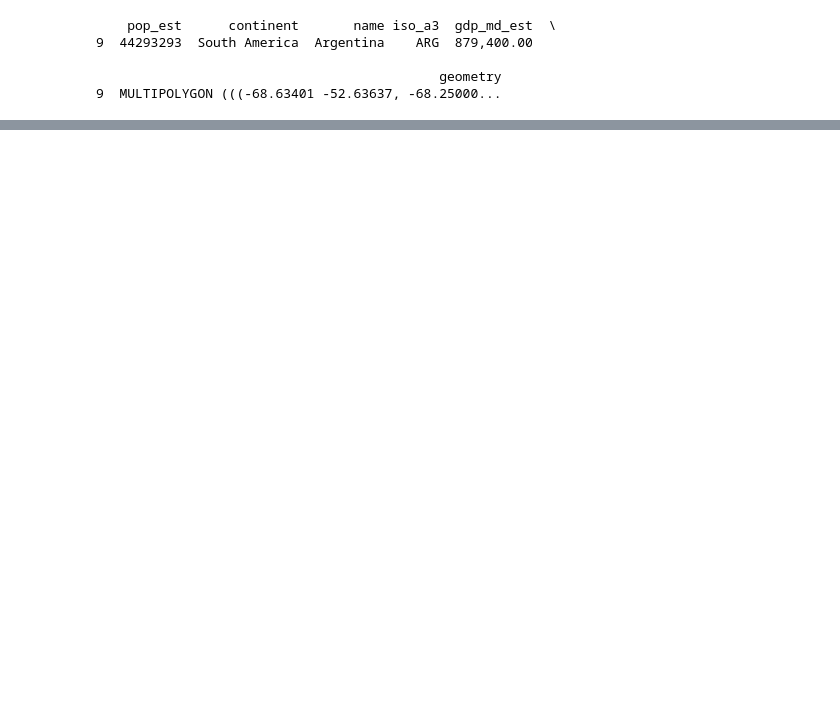
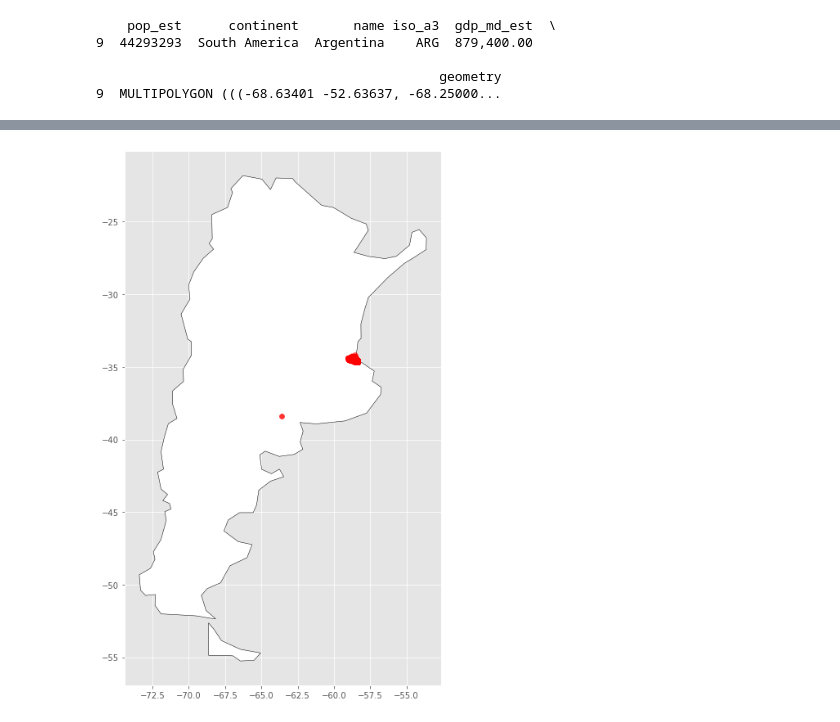
Before and after one commit to Luchiii89/DH_grupo_6, a Jupyter notebook: Desafio_1.ipynb, the cells around one changed output, grey strips where cells are left out. Cells and saved outputs as stored; diff of their text form; code cells hidden in the pictures; blank space fills up the shorter version.

```diff
--- a/Desafio_1.ipynb
+++ b/Desafio_1.ipynb
@@ -355,0 +413,11 @@ test_2
+# %%
+#Efectuaremos el último filtro para quedarnos únicamente con registros pertenecientes a Capital Federal y Bs. As. G.B.A. Zona Norte
+
+mask_1 = original_data["state_name"] == 'Capital Federal'
+mask_2 = original_data["state_name"] == 'Bs.As. G.B.A. Zona Norte'
+
+state_mask = mask_1 | mask_2
+
+final_filtered_data = original_data[state_mask]
+
+final_filtered_data.sample(5)
@@ -355,0 +432,8 @@ test_2
+# %%
+dgcut = final_filtered_data.loc[:, ['state_name', 'lat',"lon"]]
+# %%
+geodgcut = gpd.GeoDataFrame(dgcut, geometry=gpd.points_from_xy(dgcut.lon, dgcut.lat))
+# %%
+graficar (geodgcut, geoarg)
+# %% [output]
+[figure, added]
```
Also changed, not shown: parts of 142 cells of this notebook, 1 other file.
